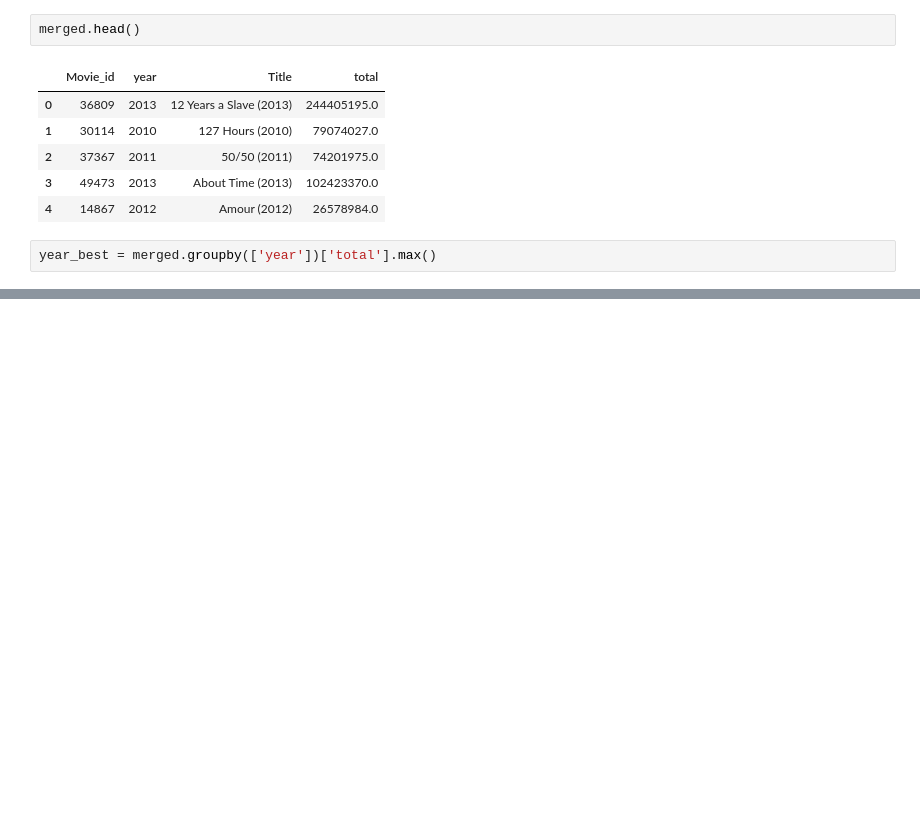
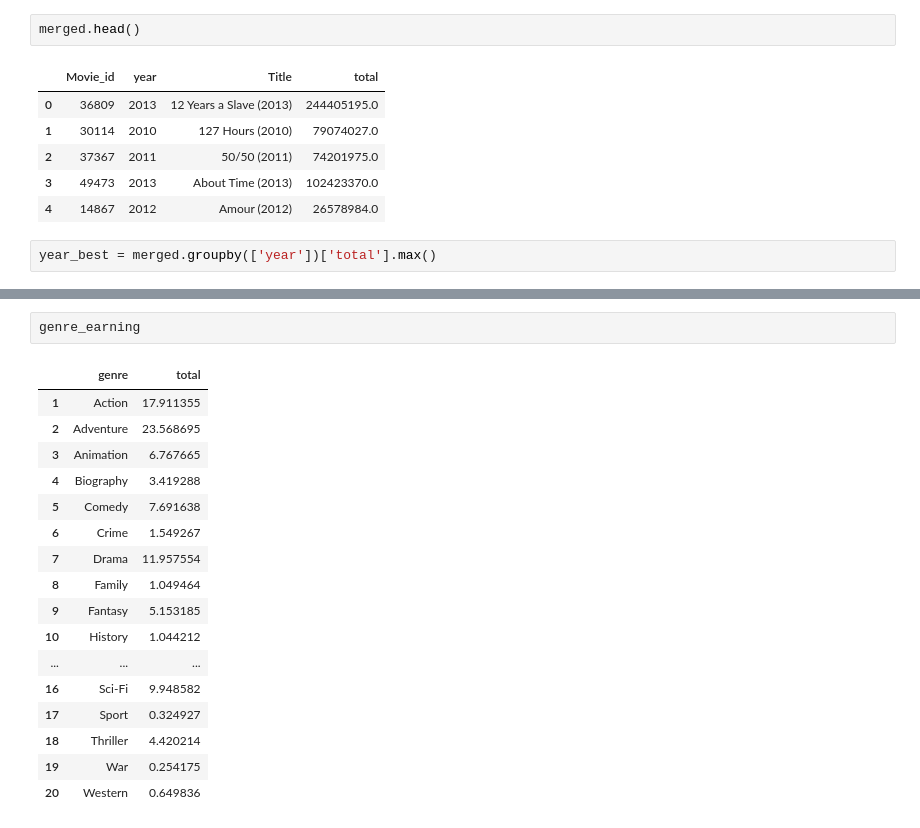
Before and after one commit to chirag-3/IMDB-data-exploratory-data-analysis, a Jupyter notebook: IMDB Exploratory Data Analysis.ipynb, the cells around one changed output, grey strips where cells are left out. Drawn from its saved outputs; the diff is of its cells as text; blank space fills up the shorter version.

```diff
--- a/IMDB Exploratory Data Analysis.ipynb
+++ b/IMDB Exploratory Data Analysis.ipynb
@@ -546,0 +585,20 @@ plt.show()
+# %%
+genre_earning
+# %% [output]
+|  | genre | total |
+| 1 | Action | 17.911355 |
+| 2 | Adventure | 23.568695 |
+| 3 | Animation | 6.767665 |
+| 4 | Biography | 3.419288 |
+| 5 | Comedy | 7.691638 |
+| 6 | Crime | 1.549267 |
+| 7 | Drama | 11.957554 |
+| 8 | Family | 1.049464 |
+| 9 | Fantasy | 5.153185 |
+| 10 | History | 1.044212 |
+| ... | ... | ... |
+| 16 | Sci-Fi | 9.948582 |
+| 17 | Sport | 0.324927 |
+| 18 | Thriller | 4.420214 |
+| 19 | War | 0.254175 |
+| 20 | Western | 0.649836 |
```
Also changed, not shown: parts of 48 cells of this notebook.
